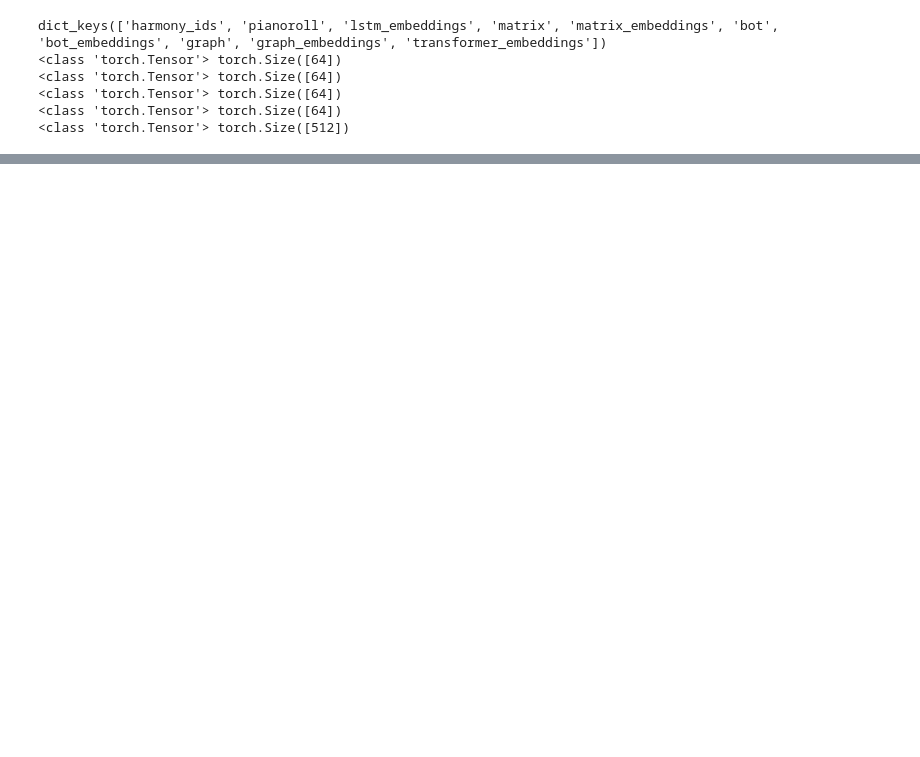
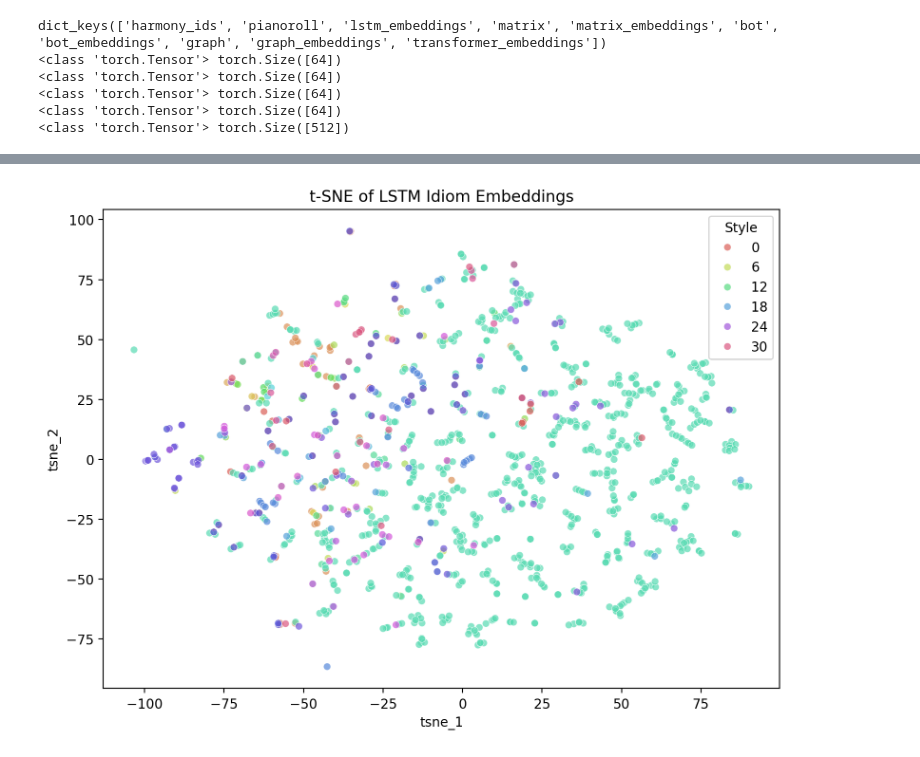
Before and after one commit to maximoskp/GraphGuidedMLMH, a Jupyter notebook: test_contrastive_dataset.ipynb, the cells around one changed output, grey strips where cells are left out. Saved outputs shown, nothing was run; the diff lists cells and outputs as text; code cells hidden in the pictures; blank space fills up the shorter version.

```diff
--- a/test_contrastive_dataset.ipynb
+++ b/test_contrastive_dataset.ipynb
@@ -22,0 +40,19 @@ dict_keys(['harmony_ids', 'pianoroll', 'lstm_embeddings', 'matrix', 'matrix_embe
+# %%
+idiom_ids = []
+lstm_embeds = []
+matrix_embeds = []
+bot_embeds = []
+graph_embeds = []
+transformer_embeds = []
+
+for i, idiom in enumerate(full_dirs):
+    print(idiom)
+    with open(idiom, 'rb') as f:
+        dataset = pickle.load(f)
+    for d in dataset:
+        lstm_embeds.append(d['lstm_embeddings'].numpy())
+        matrix_embeds.append(d['matrix_embeddings'].numpy())
+        bot_embeds.append(d['bot_embeddings'].numpy())
+        graph_embeds.append(d['graph_embeddings'].numpy())
+        transformer_embeds.append(d['transformer_embeddings'].numpy())
+        idiom_ids.append( i )
@@ -22,0 +77,7 @@ dict_keys(['harmony_ids', 'pianoroll', 'lstm_embeddings', 'matrix', 'matrix_embe
+# %%
+idiom_ids_np = np.vstack(idiom_ids)
+lstm_embeds_np = np.vstack(lstm_embeds)
+matrix_embeds_np = np.vstack(matrix_embeds)
+bot_embeds_np = np.vstack(bot_embeds)
+graph_embeds_np = np.vstack(graph_embeds)
+transformer_embeds_np = np.vstack(transformer_embeds)
@@ -22,0 +88,11 @@ dict_keys(['harmony_ids', 'pianoroll', 'lstm_embeddings', 'matrix', 'matrix_embe
+# %%
+lstm_tsne = TSNE(n_components=2, learning_rate='auto',
+                  init='random', perplexity=3).fit_transform(lstm_embeds_np)
+matrix_tsne = TSNE(n_components=2, learning_rate='auto',
+                  init='random', perplexity=3).fit_transform(matrix_embeds_np)
+bot_tsne = TSNE(n_components=2, learning_rate='auto',
+                  init='random', perplexity=3).fit_transform(bot_embeds_np)
+graph_tsne = TSNE(n_components=2, learning_rate='auto',
+                  init='random', perplexity=3).fit_transform(graph_embeds_np)
+transformer_tsne = TSNE(n_components=2, learning_rate='auto',
+                  init='random', perplexity=3).fit_transform(transformer_embeds_np)
@@ -22,0 +248,4 @@ dict_keys(['harmony_ids', 'pianoroll', 'lstm_embeddings', 'matrix', 'matrix_embe
+# %%
+pu.plot_idioms_2(lstm_tsne, idiom_ids_np, 'LSTM')
+# %% [output]
+[figure, added]
```
Also changed, not shown: parts of 14 cells of this notebook, 10 other files.
